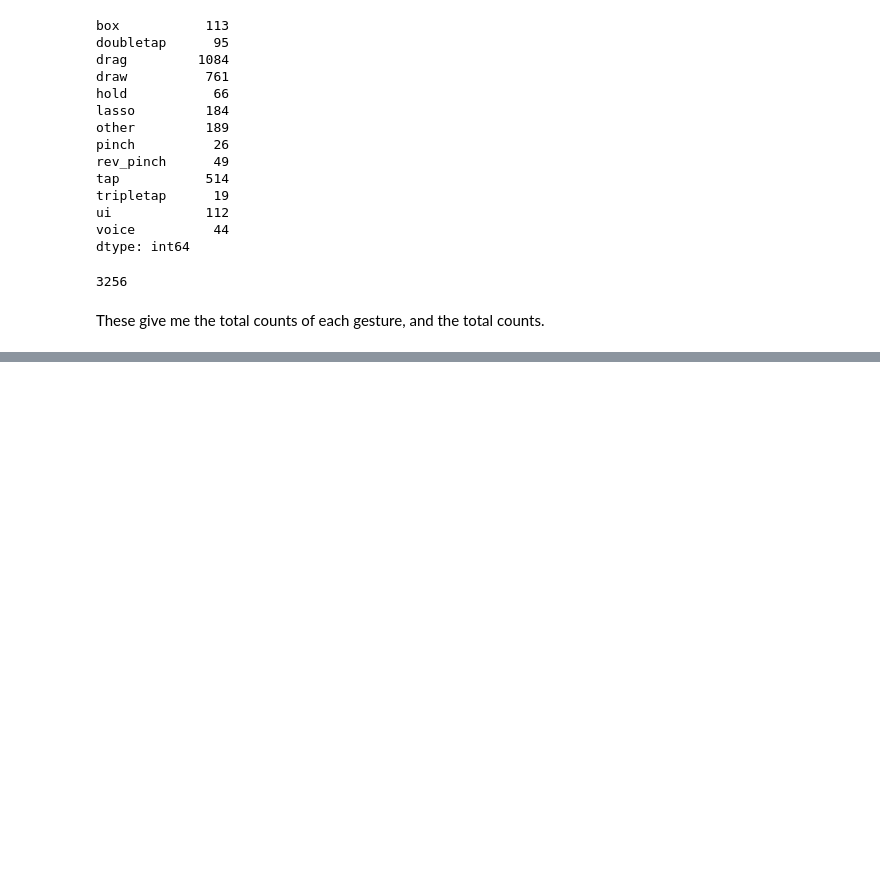
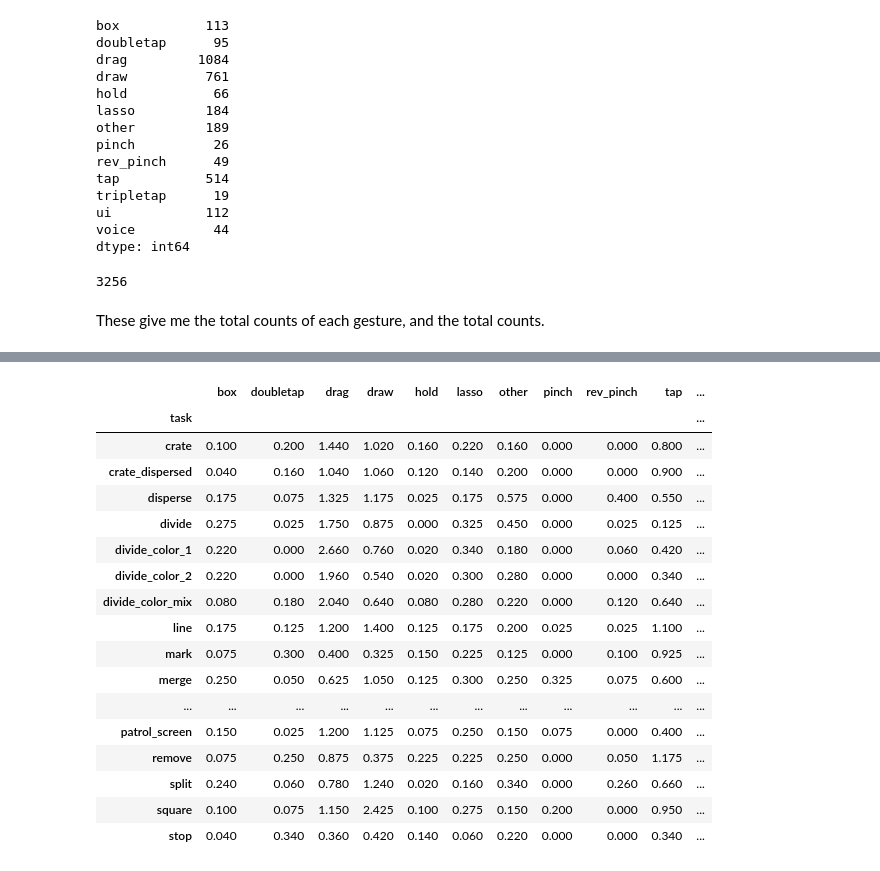
Before and after one commit to ab3nd/TinyRobo, a Jupyter notebook: data/data_analysis.ipynb, the cells around one changed output, grey strips where cells are left out. Saved outputs shown, nothing was run; the diff lists cells and outputs as text; code cells hidden in the pictures; blank space fills up the shorter version.

```diff
--- a/data/data_analysis.ipynb
+++ b/data/data_analysis.ipynb
@@ -1046,4 +1046,4 @@ These give me the total counts of each gesture, and the total counts.
 # %%
 adh = all_data_handler.UserData()
 # %%
-pandas.DataFrame(adh.toPandas())
+per_task_df = pandas.DataFrame(adh.toPandas())
@@ -1068,0 +1071,21 @@ pandas.DataFrame(adh.toPandas())
+# %%
+per_task_df.groupby("task").mean()
+# %% [output]
+|  | box | doubletap | drag | draw | hold | lasso | other | pinch | rev_pinch | tap | ... |
+| task |  |  |  |  |  |  |  |  |  |  | ... |
+| crate | 0.100 | 0.200 | 1.440 | 1.020 | 0.160 | 0.220 | 0.160 | 0.000 | 0.000 | 0.800 | ... |
+| crate_dispersed | 0.040 | 0.160 | 1.040 | 1.060 | 0.120 | 0.140 | 0.200 | 0.000 | 0.000 | 0.900 | ... |
+| disperse | 0.175 | 0.075 | 1.325 | 1.175 | 0.025 | 0.175 | 0.575 | 0.000 | 0.400 | 0.550 | ... |
+| divide | 0.275 | 0.025 | 1.750 | 0.875 | 0.000 | 0.325 | 0.450 | 0.000 | 0.025 | 0.125 | ... |
+| divide_color_1 | 0.220 | 0.000 | 2.660 | 0.760 | 0.020 | 0.340 | 0.180 | 0.000 | 0.060 | 0.420 | ... |
+| divide_color_2 | 0.220 | 0.000 | 1.960 | 0.540 | 0.020 | 0.300 | 0.280 | 0.000 | 0.000 | 0.340 | ... |
+| divide_color_mix | 0.080 | 0.180 | 2.040 | 0.640 | 0.080 | 0.280 | 0.220 | 0.000 | 0.120 | 0.640 | ... |
+| line | 0.175 | 0.125 | 1.200 | 1.400 | 0.125 | 0.175 | 0.200 | 0.025 | 0.025 | 1.100 | ... |
+| mark | 0.075 | 0.300 | 0.400 | 0.325 | 0.150 | 0.225 | 0.125 | 0.000 | 0.100 | 0.925 | ... |
+| merge | 0.250 | 0.050 | 0.625 | 1.050 | 0.125 | 0.300 | 0.250 | 0.325 | 0.075 | 0.600 | ... |
+| ... | ... | ... | ... | ... | ... | ... | ... | ... | ... | ... | ... |
+| patrol_screen | 0.150 | 0.025 | 1.200 | 1.125 | 0.075 | 0.250 | 0.150 | 0.075 | 0.000 | 0.400 | ... |
+| remove | 0.075 | 0.250 | 0.875 | 0.375 | 0.225 | 0.225 | 0.250 | 0.000 | 0.050 | 1.175 | ... |
+| split | 0.240 | 0.060 | 0.780 | 1.240 | 0.020 | 0.160 | 0.340 | 0.000 | 0.260 | 0.660 | ... |
+| square | 0.100 | 0.075 | 1.150 | 2.425 | 0.100 | 0.275 | 0.150 | 0.200 | 0.000 | 0.950 | ... |
+| stop | 0.040 | 0.340 | 0.360 | 0.420 | 0.140 | 0.060 | 0.220 | 0.000 | 0.000 | 0.340 | ... |
```
Also changed, not shown: parts of 36 cells of this notebook, 1 other file.
